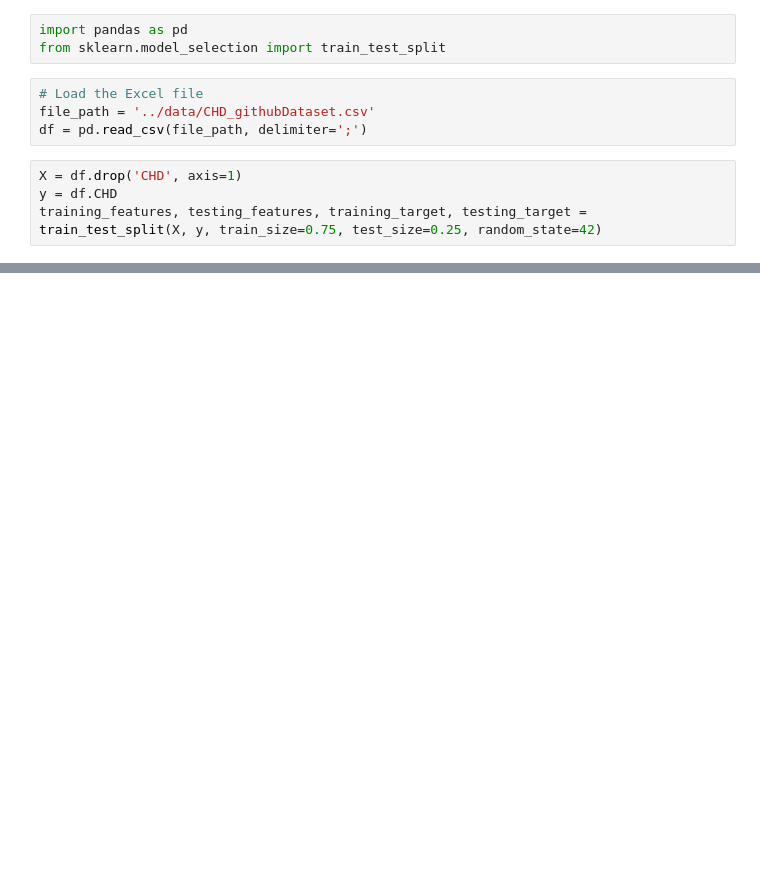
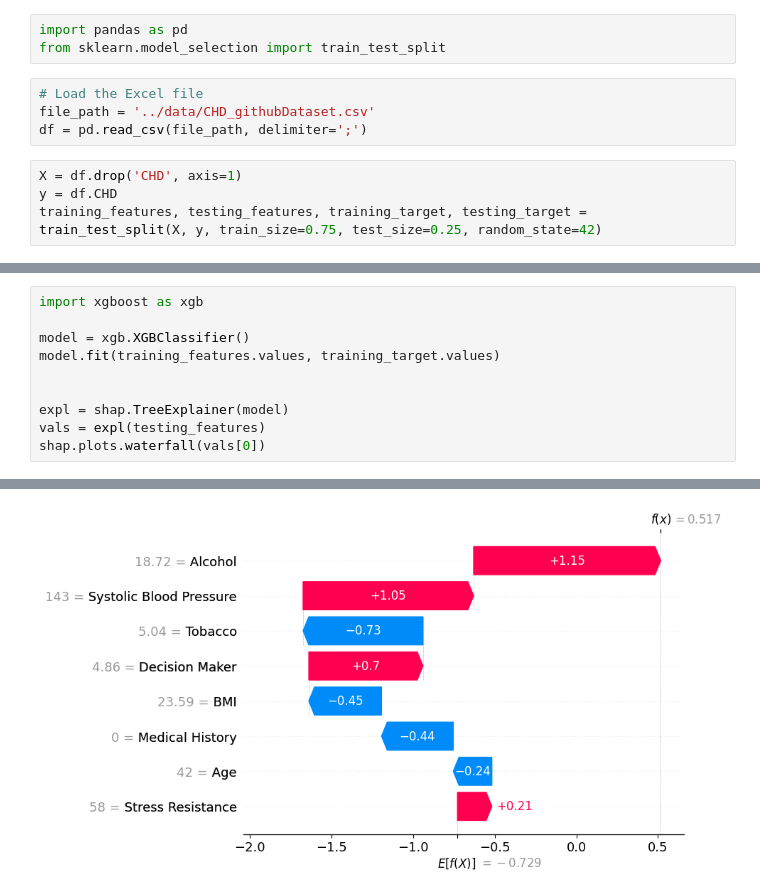
Before and after one commit to Daught/machine-learning-cheatsheet, a Jupyter notebook: interpretable_models/shap.ipynb, the cells around one changed output, grey strips where cells are left out. Drawn from its saved outputs; the diff is of its cells as text; blank space fills up the shorter version.

Commit message:
Shap add waterfall plot

```diff
--- a/interpretable_models/shap.ipynb
+++ b/interpretable_models/shap.ipynb
@@ -33,0 +41,11 @@ shap.plots.beeswarm(shap_values)
+# %%
+import xgboost as xgb
+
+model = xgb.XGBClassifier()
+model.fit(training_features.values, training_target.values)
+
+
+expl = shap.TreeExplainer(model)
+vals = expl(testing_features)
+shap.plots.waterfall(vals[0])
+# %% [output]
@@ -33,0 +53 @@ shap.plots.beeswarm(shap_values)
+[figure, added]
```
Also changed, not shown: parts of 3 cells of this notebook.
